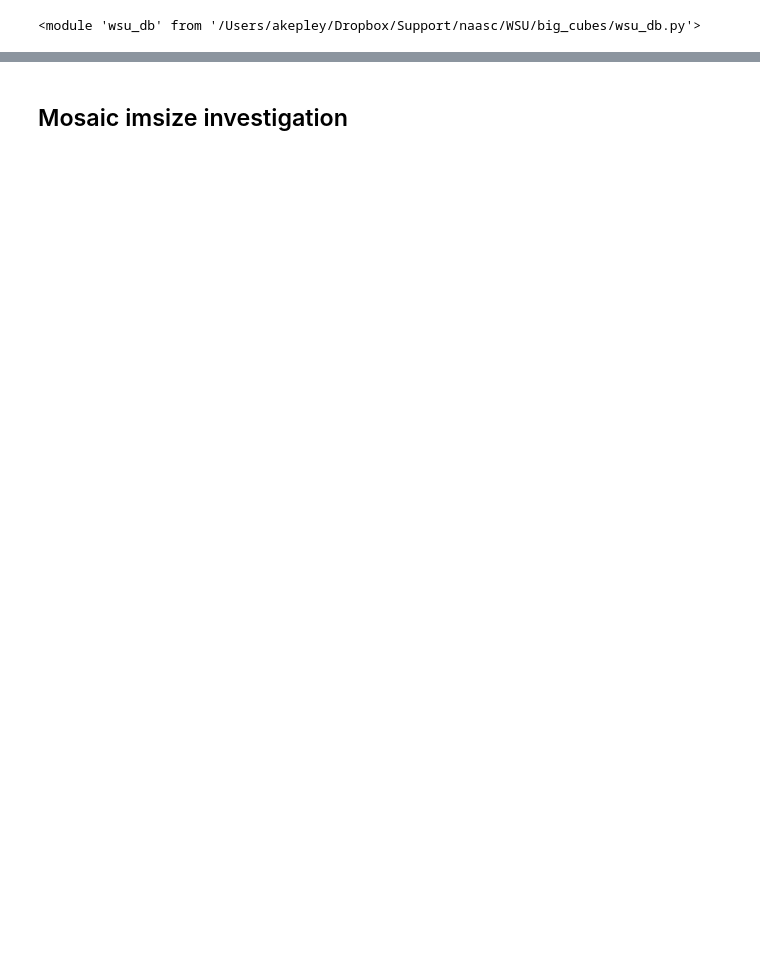
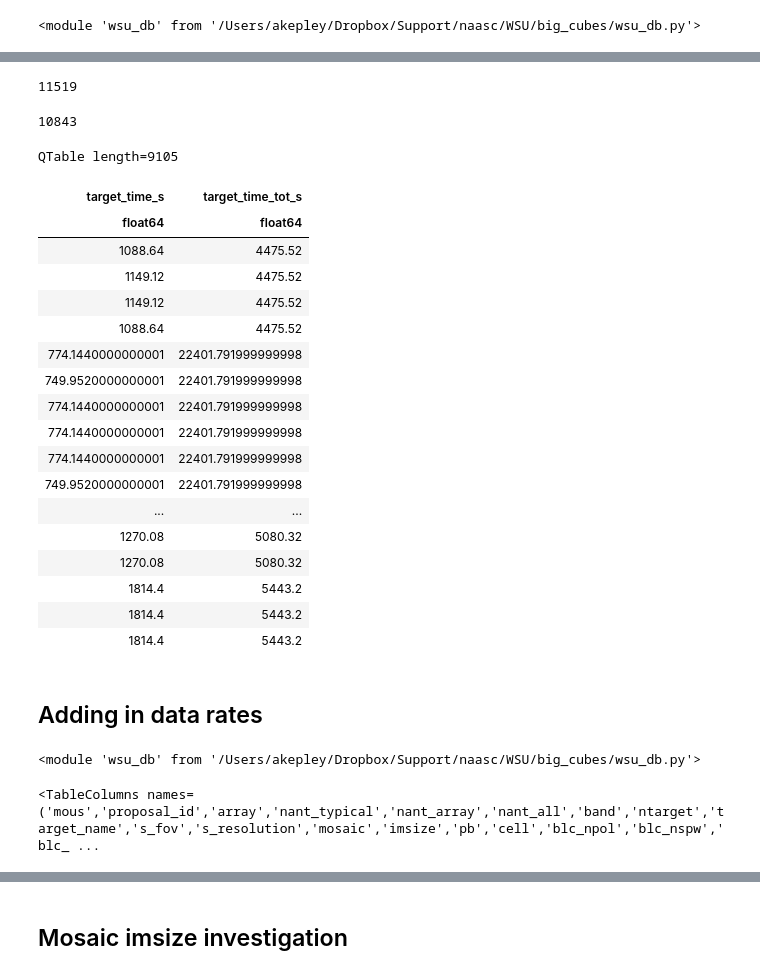
Before and after one commit to aakepley/big-cubes, a Jupyter notebook: WSU_size_of_computing_numbers_database.ipynb, the cells around one changed output, grey strips where cells are left out. Cells and saved outputs as stored; diff of their text form; code cells hidden in the pictures; blank space fills up the shorter version.

```diff
--- a/WSU_size_of_computing_numbers_database.ipynb
+++ b/WSU_size_of_computing_numbers_database.ipynb
@@ -224,0 +109,38 @@ result_tos.columns
+# %%
+len(result_tos)
+# %% [output]
+11519
+# %%
+len(result_c8_tos)
+# %% [output]
+10843
+# %%
+idx = result_tos['ntarget'] >= 3
+result_tos[idx]['target_time_s','target_time_tot_s']
+# %% [output]
+QTable length=9105
+| target_time_s | target_time_tot_s |
+| float64 | float64 |
+| 1088.64 | 4475.52 |
+| 1149.12 | 4475.52 |
+| 1149.12 | 4475.52 |
+| 1088.64 | 4475.52 |
+| 774.1440000000001 | 22401.791999999998 |
+| 749.9520000000001 | 22401.791999999998 |
+| 774.1440000000001 | 22401.791999999998 |
+| 774.1440000000001 | 22401.791999999998 |
+| 774.1440000000001 | 22401.791999999998 |
+| 749.9520000000001 | 22401.791999999998 |
+| ... | ... |
+| 1270.08 | 5080.32 |
+| 1270.08 | 5080.32 |
+| 1814.4 | 5443.2 |
+| 1814.4 | 5443.2 |
+| 1814.4 | 5443.2 |
+# %% [markdown]
+## Adding in data rates
+# %%
+reload(large_cubes)
+reload(wsu_db)
+# %% [output]
+<module 'wsu_db' from '/Users/akepley/Dropbox/Support/naasc/WSU/big_cubes/wsu_db.py'>
@@ -224,0 +149,4 @@ result_tos.columns
+# %%
+result_rates.columns
+# %% [output]
+<TableColumns names=('mous','proposal_id','array','nant_typical','nant_array','nant_all','band','ntarget','target_name','s_fov','s_resolution','mosaic','imsize','pb','cell','blc_npol','blc_nspw','blc_ ...
```
Also changed, not shown: parts of 50 cells of this notebook, 2 other files.
